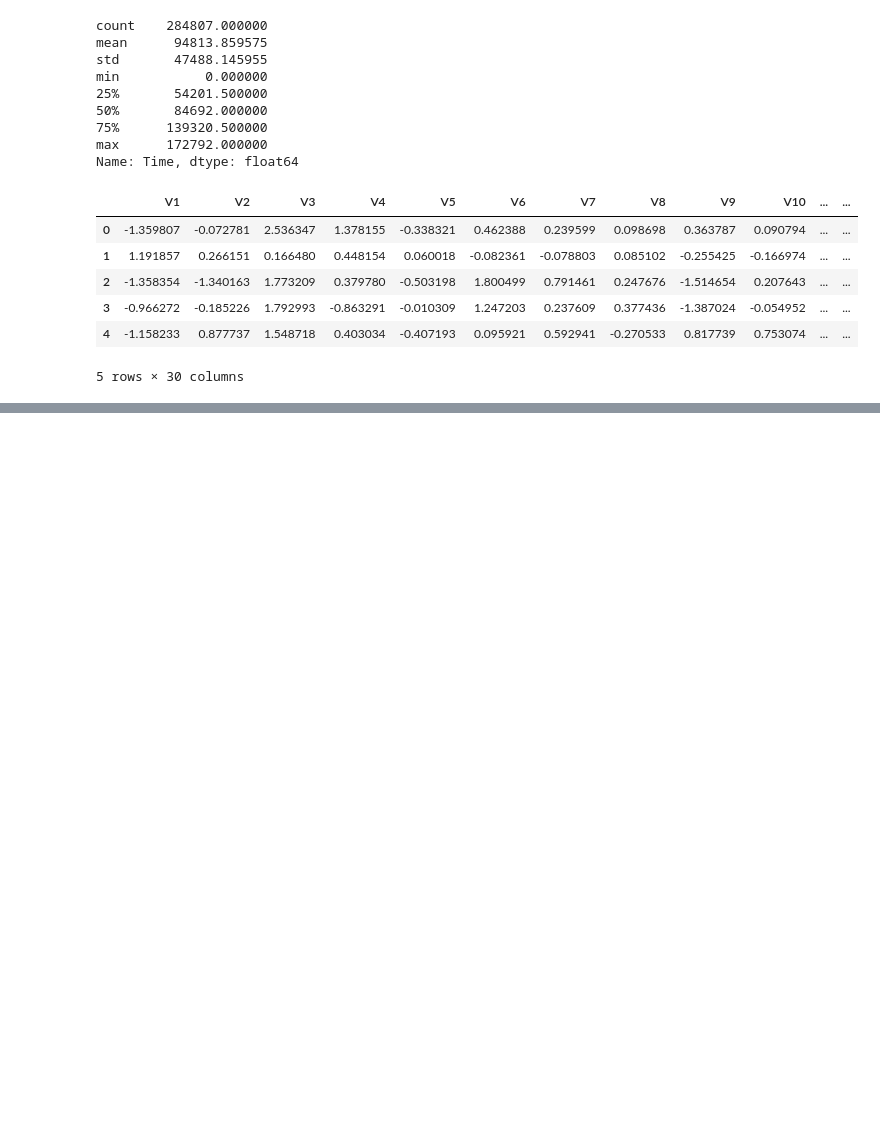
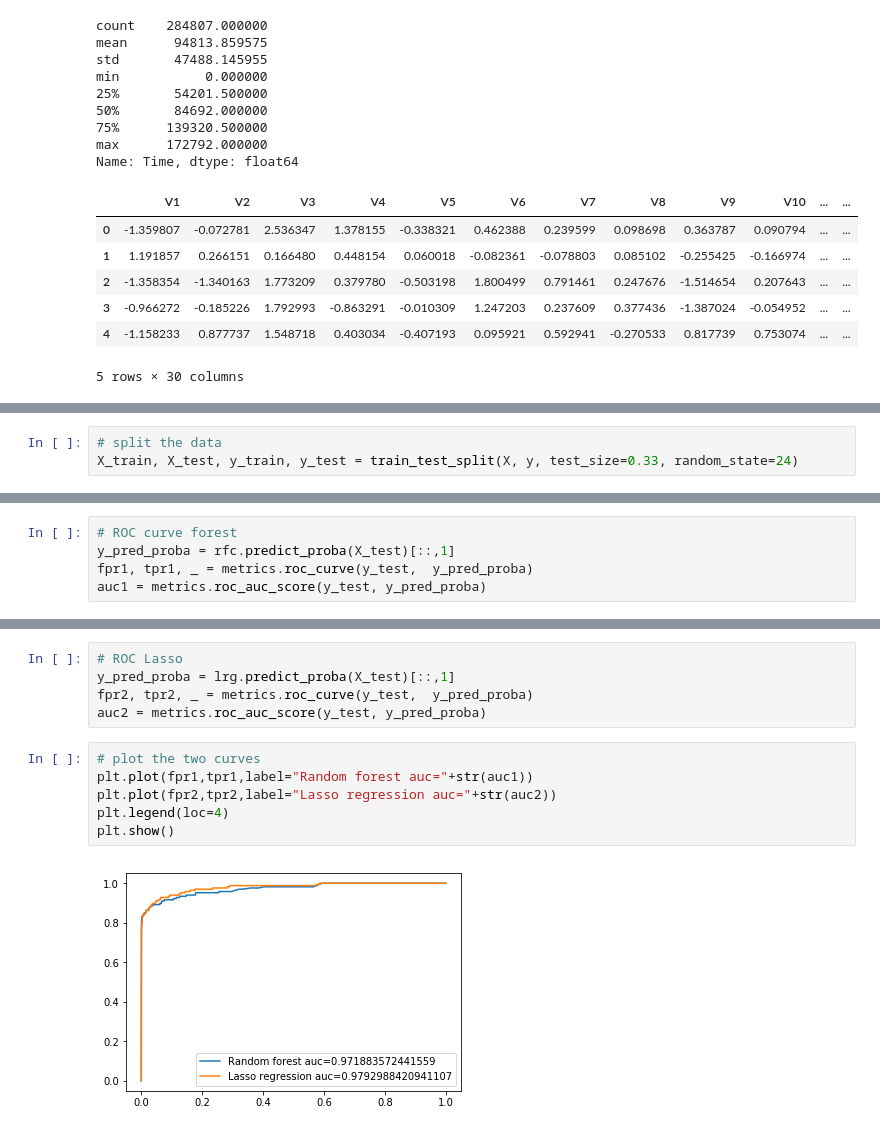
Before and after one commit to leeorn/Thinkful, a Jupyter notebook: Bootcamp/Unit 3/Lesson6/Credit Card Fraud Detection.ipynb, the cells around one changed output, grey strips where cells are left out. Cells and saved outputs as stored; diff of their text form; blank space fills up the shorter version.

```diff
--- a/Bootcamp/Unit 3/Lesson6/Credit Card Fraud Detection.ipynb
+++ b/Bootcamp/Unit 3/Lesson6/Credit Card Fraud Detection.ipynb
@@ -347,0 +273,3 @@ log_dict
+# %%
+# split the data
+X_train, X_test, y_train, y_test = train_test_split(X, y, test_size=0.33, random_state=24)
@@ -347,0 +298,5 @@ log_dict
+# %%
+# ROC curve forest
+y_pred_proba = rfc.predict_proba(X_test)[::,1]
+fpr1, tpr1, _ = metrics.roc_curve(y_test,  y_pred_proba)
+auc1 = metrics.roc_auc_score(y_test, y_pred_proba)
@@ -347,0 +323,13 @@ log_dict
+# %%
+# ROC Lasso
+y_pred_proba = lrg.predict_proba(X_test)[::,1]
+fpr2, tpr2, _ = metrics.roc_curve(y_test,  y_pred_proba)
+auc2 = metrics.roc_auc_score(y_test, y_pred_proba)
+# %%
+# plot the two curves
+plt.plot(fpr1,tpr1,label="Random forest auc="+str(auc1))
+plt.plot(fpr2,tpr2,label="Lasso regression auc="+str(auc2))
+plt.legend(loc=4)
+plt.show()
+# %% [output]
+[figure, added]
```
Also changed, not shown: parts of 60 cells of this notebook.
